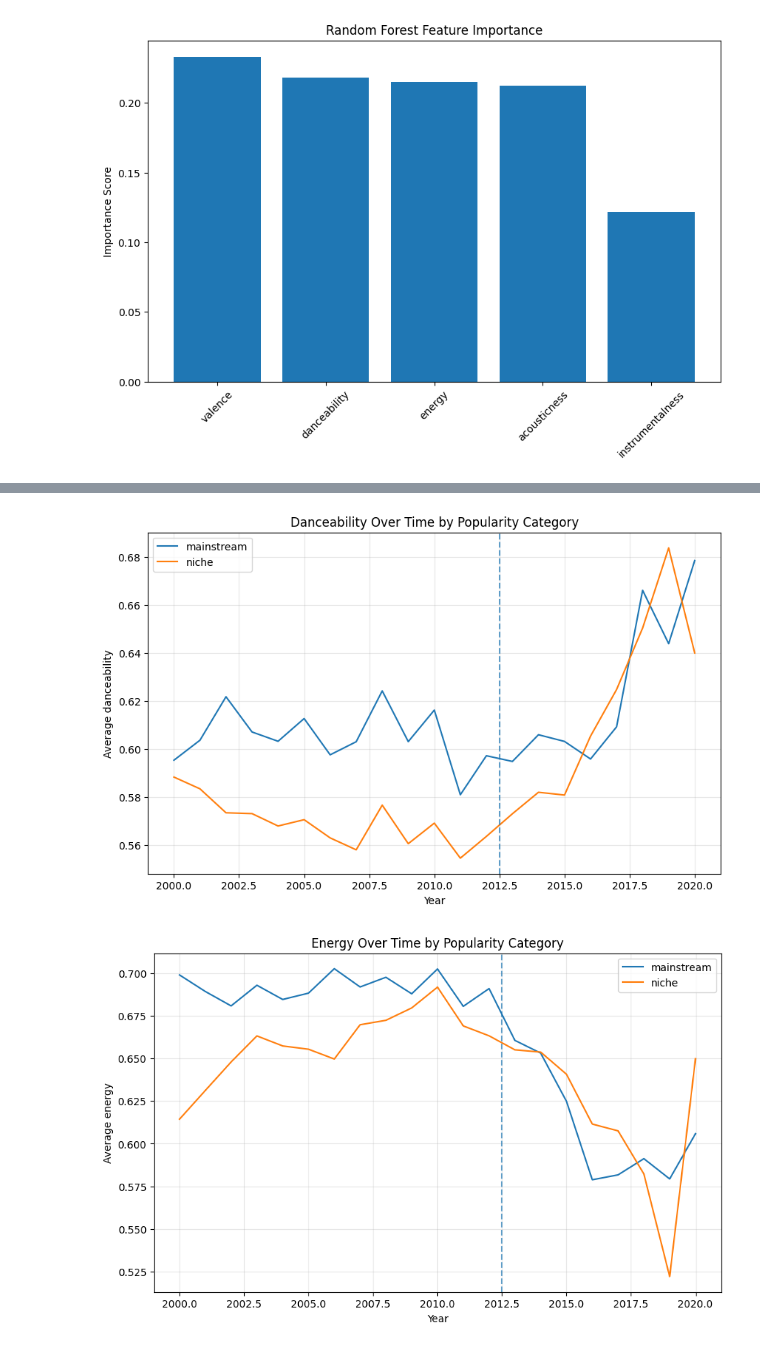
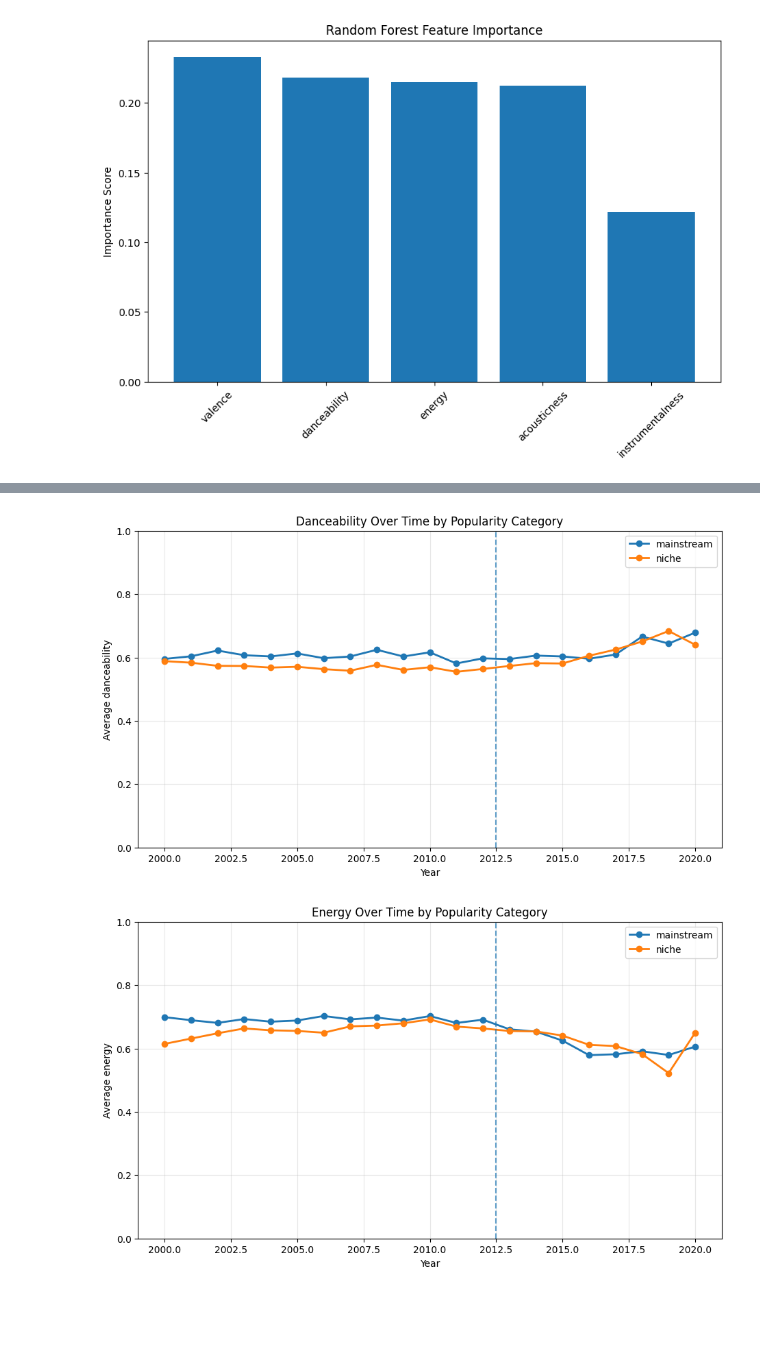
Before and after one commit to ofredrickson/music_trends, a Jupyter notebook: datascience_final.ipynb, the cells around one changed output, grey strips where cells are left out. Cells and saved outputs as stored; diff of their text form; code cells hidden in the pictures; blank space fills up the shorter version.

```diff
--- a/datascience_final.ipynb
+++ b/datascience_final.ipynb
@@ -332,34 +365,39 @@ yearly_category_trends = (
 #plot each feature over time
 
 for feature in features:
-    plt.figure(figsize=(10,6))
+    plt.figure(figsize=(11,6))
 
     for category in ['mainstream', 'niche']:
 
         subset = yearly_category_trends[
             yearly_category_trends['category'] == category
         ]
 
         plt.plot(
             subset['year'],
             subset[feature],
+            marker='o',
+            linewidth=2,
             label=category
         )
 
     #add vertical divider between eras
     plt.axvline(
         x=2012.5,
         linestyle='--',
         alpha=0.7
     )
 
+    plt.ylim(0, 1)
+
     plt.title(f'{feature.capitalize()} Over Time by Popularity Category')
     plt.xlabel('Year')
     plt.ylabel(f'Average {feature}')
+
     plt.legend()
     plt.grid(alpha=0.3)
 
     plt.show()
 # %% [output]
-[figure, old version]
+[figure, new version]
-[figure, old version]
+[figure, new version]
```
Also changed, not shown: parts of 2 cells of this notebook.
